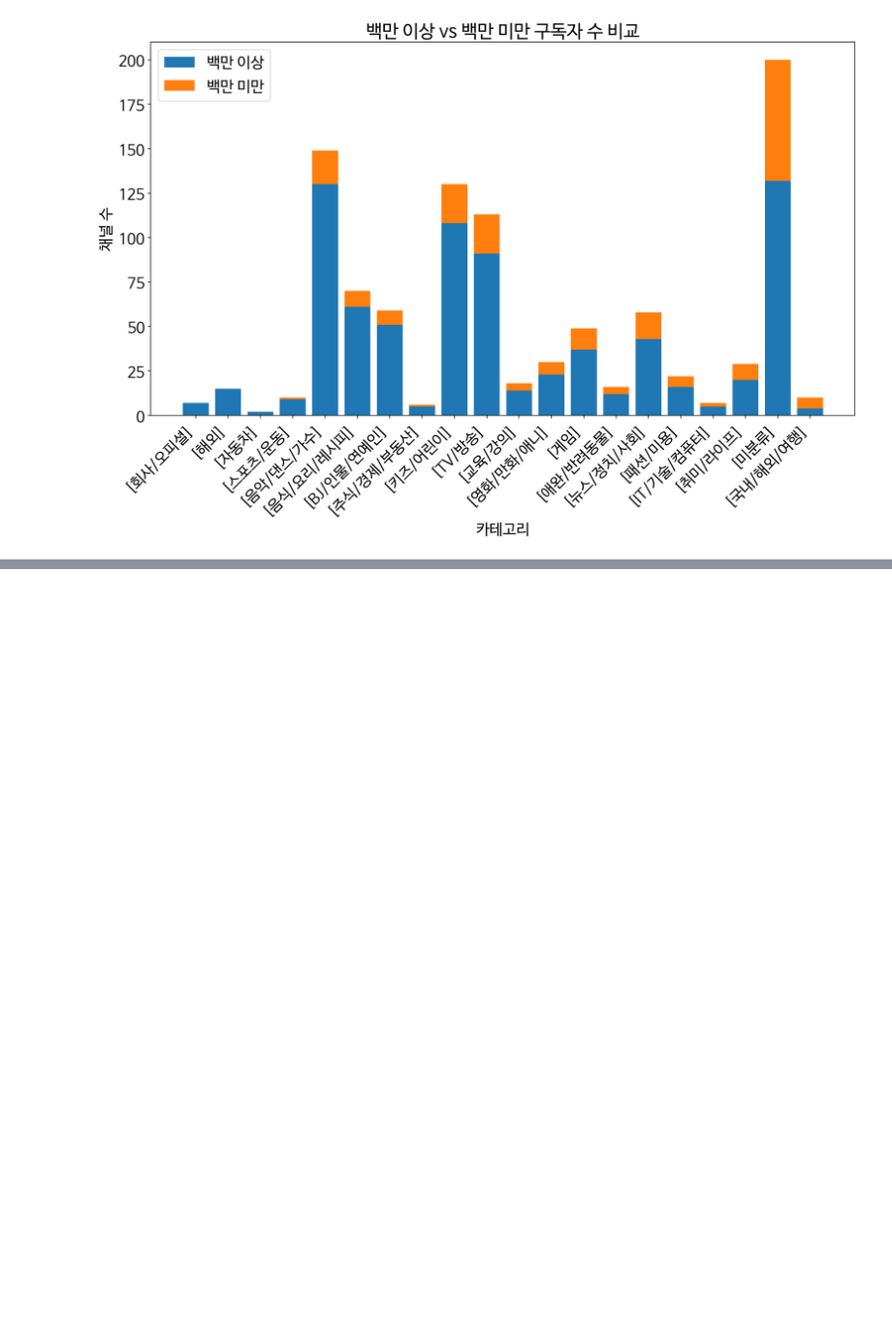
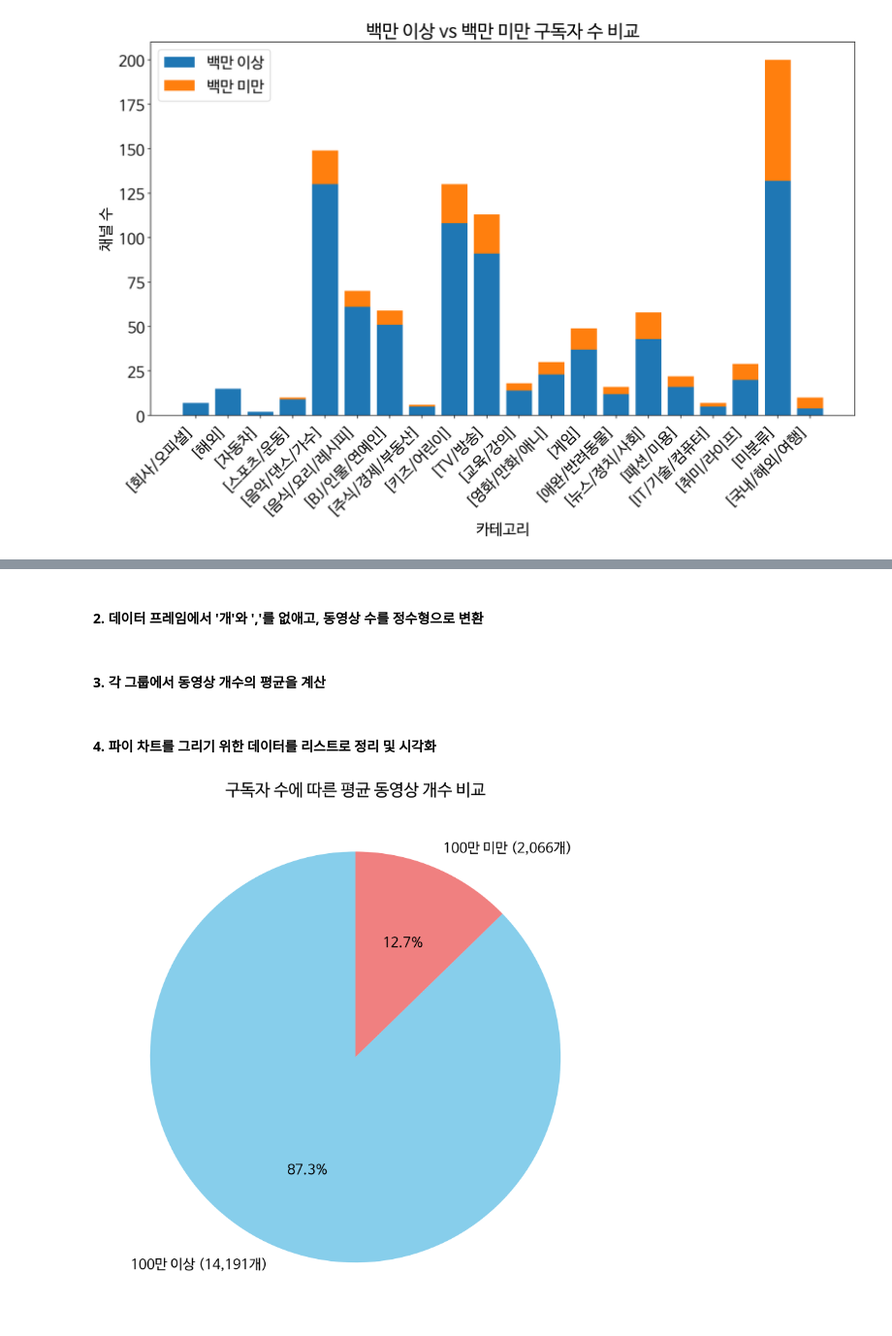
Before and after one commit to ikk5515/bigData_project, a Jupyter notebook: big_data_project.ipynb, the cells around one changed output, grey strips where cells are left out. Shown at 97% size. Saved outputs shown, nothing was run; the diff lists cells and outputs as text; code cells hidden in the pictures; blank space fills up the shorter version.

```diff
--- a/big_data_project.ipynb
+++ b/big_data_project.ipynb
@@ -520,0 +524,30 @@ plt.show()
+# %%
+# 100만명 이상과 미만으로 나누기
+over_1m = df[df['replaced_subscriber'] >= 1000000].sample(n=200, random_state=42)
+under_1m = df[df['replaced_subscriber'] < 1000000].sample(n=200, random_state=42)
+# %% [markdown]
+#### 2. 데이터 프레임에서 '개'와 ','를 없애고, 동영상 수를 정수형으로 변환
+# %%
+# 동영상 개수에서 "개"와 "," 제거
+over_1m['video'] = over_1m['video'].str.replace('[개,]', '', regex=True).astype('int')
+under_1m['video'] = under_1m['video'].str.replace('[개,]', '', regex=True).astype('int')
+# %% [markdown]
+#### 3. 각 그룹에서 동영상 개수의 평균을 계산
+# %%
+# 동영상 개수 비교
+average_videos_over_1m = over_1m['video'].mean()
+average_videos_under_1m = under_1m['video'].mean()
+# %% [markdown]
+#### 4. 파이 차트를 그리기 위한 데이터를 리스트로 정리 및 시각화
+# %%
+# 파이차트로 시각화
+labels = ['100만 이상', '100만 미만']
+sizes = [average_videos_over_1m, average_videos_under_1m]
+colors = ['skyblue', 'lightcoral']
+
+plt.figure(figsize=(15, 12))
+plt.pie(sizes, labels=[f'{label} ({size:,.0f}개)' for label, size in zip(labels, sizes)], colors=colors, autopct='%1.1f%%', startangle=90)
+plt.title('구독자 수에 따른 평균 동영상 개수 비교')
+plt.show()
+# %% [output]
+[figure, added]
```
Also changed, not shown: parts of 1 cell of this notebook.
